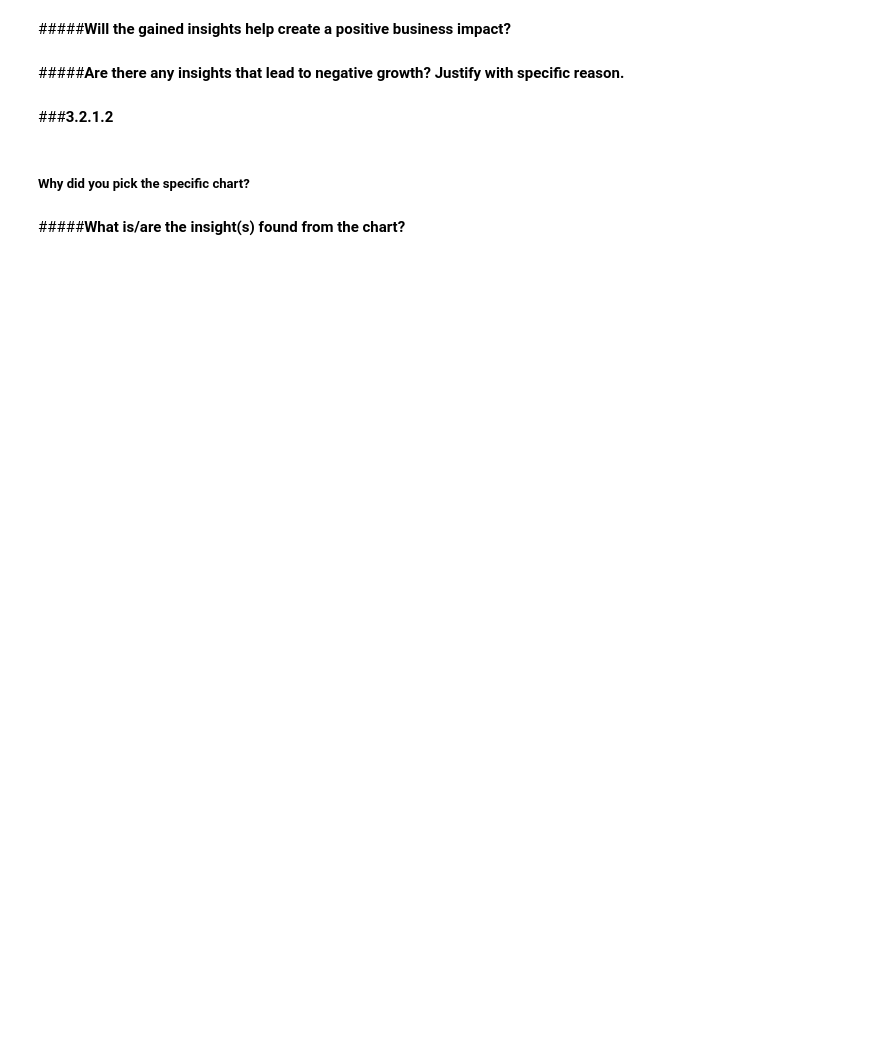
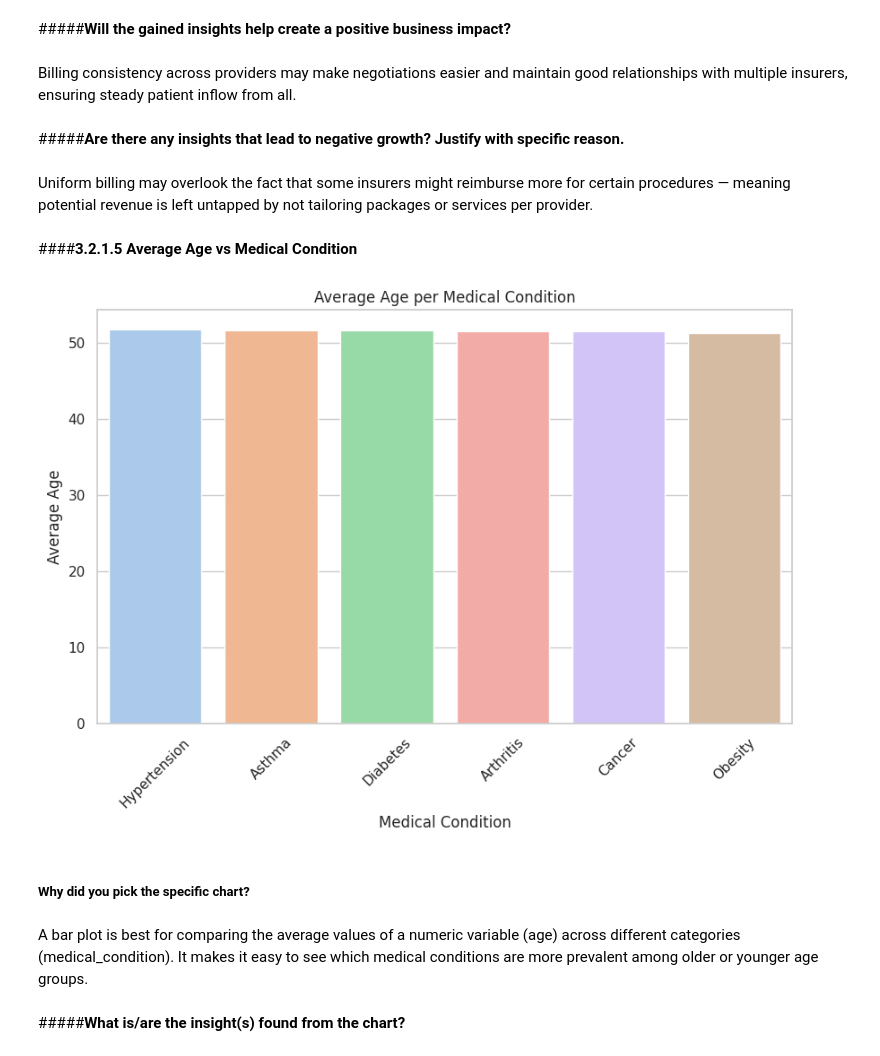
Before and after one commit to Sagarjain93/Healthcare, a Jupyter notebook: Healthcare.ipynb, the cells around one changed output. Saved outputs shown, nothing was run; the diff lists cells and outputs as text; code cells hidden in the pictures; blank space fills up the shorter version.

```diff
--- a/Healthcare.ipynb
+++ b/Healthcare.ipynb
@@ -1614,6 +1555,10 @@ plt.show()
 # %% [markdown]
 #####**Will the gained insights help create a positive business impact?**
+# %% [markdown]
+Billing consistency across providers may make negotiations easier and maintain good relationships with multiple insurers, ensuring steady patient inflow from all.
 # %% [markdown]
 #####**Are there any insights that lead to negative growth? Justify with specific reason.**
+# %% [markdown]
+Uniform billing may overlook the fact that some insurers might reimburse more for certain procedures — meaning potential revenue is left untapped by not tailoring packages or services per provider.
 # %% [markdown]
-###**3.2.1.2**
+####**3.2.1.5 Average Age vs Medical Condition**
@@ -1622,4 +1565,32 @@ plt.show()
+# %%
+# Chart 18
+avg_age = (
+    df.groupby('medical_condition')['age']
+    .mean()
+    .reset_index()
+    .sort_values(by='age', ascending=False)
+)
+
+plt.figure(figsize=(10,6))
+sns.barplot(
+    data=avg_age,
+    x='medical_condition',
+    y='age',
+    hue='medical_condition',        # Added hue
+    palette='pastel',
+    dodge=False,
+    legend=False                     # Hide redundant legend
+)
+plt.xticks(rotation=45)
+plt.title('Average Age per Medical Condition')
+plt.ylabel('Average Age')
+plt.xlabel('Medical Condition')
+plt.show()
+# %% [output]
+[figure, added]
 # %% [markdown]
 ##### **Why did you pick the specific chart?**
+# %% [markdown]
+A bar plot is best for comparing the average values of a numeric variable (age) across different categories (medical_condition). It makes it easy to see which medical conditions are more prevalent among older or younger age groups.
 # %% [markdown]
 #####**What is/are the insight(s) found from the chart?**
```
Also changed, not shown: parts of 28 cells of this notebook.
